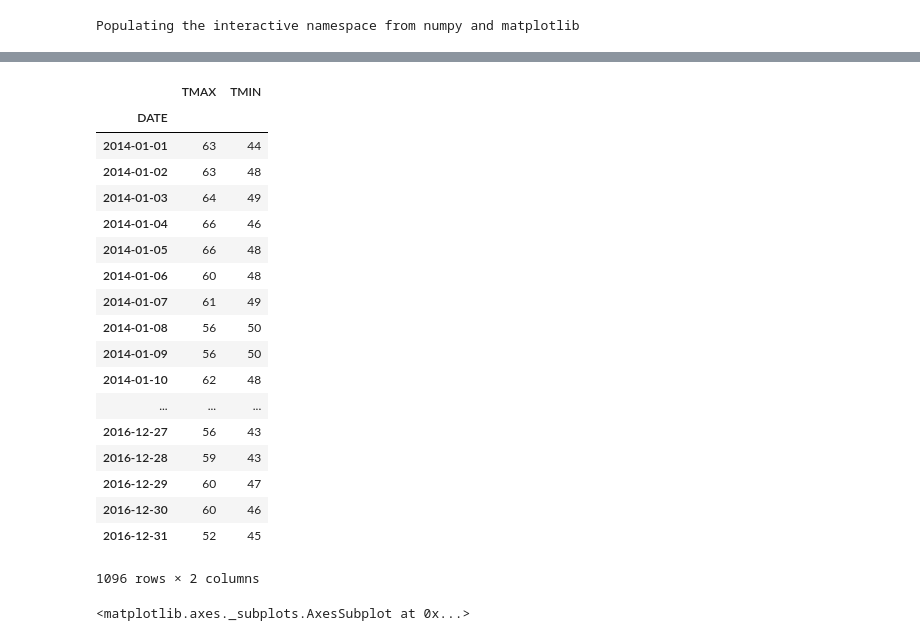
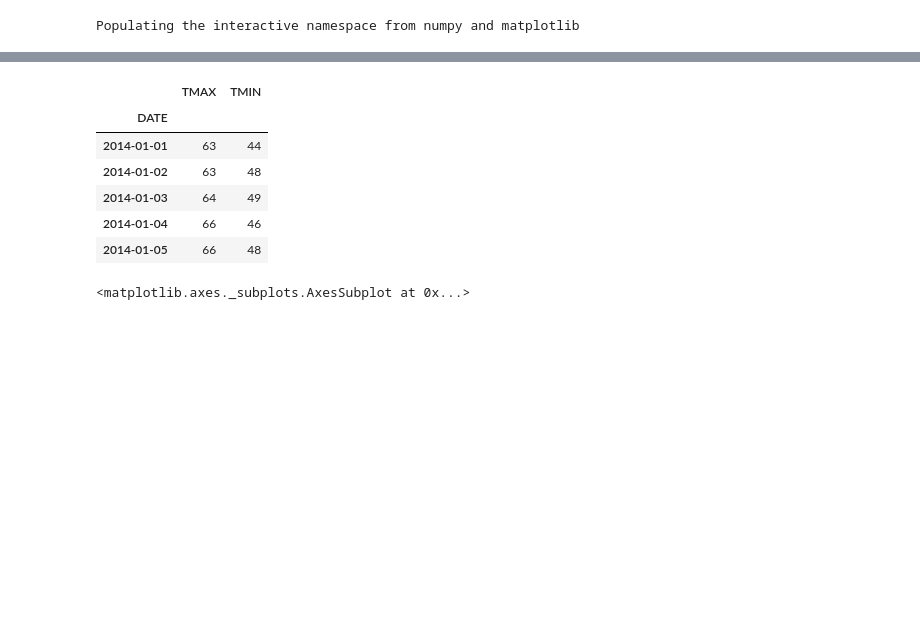
Before and after one commit to gioper86/offlineplotly, a Jupyter notebook: notebooks/sanfrancisco_temp.ipynb, the cells around one changed output, grey strips where cells are left out. Cells and saved outputs as stored; diff of their text form; code cells hidden in the pictures; blank space fills up the shorter version.

```diff
--- a/notebooks/sanfrancisco_temp.ipynb
+++ b/notebooks/sanfrancisco_temp.ipynb
@@ -2,46 +2,34 @@
 import quandl
 import plotly.graph_objs as go
 import plotly.offline as offline
 import pandas as pd
 
 offline.init_notebook_mode()
 
 %matplotlib inline
 %pylab inline
 pylab.rcParams['figure.figsize'] = (12, 6)
 
 offline.init_notebook_mode()
 df = pd.read_csv('../static/san_francisco.csv')
 df = df[['TMAX','TMIN','DATE']]
 df['DATE'] = pd.to_datetime(df['DATE'], format="%Y%m%d")
 df = df.set_index('DATE')
 df = df.sort_index()
 df = df['20140101':'20161231']
 
-df
+df.head()
 # %% [output]
 [interactive output not drawn]
 Populating the interactive namespace from numpy and matplotlib
 [interactive output not drawn]
 |  | TMAX | TMIN |
 | DATE |  |  |
 | 2014-01-01 | 63 | 44 |
 | 2014-01-02 | 63 | 48 |
 | 2014-01-03 | 64 | 49 |
 | 2014-01-04 | 66 | 46 |
 | 2014-01-05 | 66 | 48 |
-| 2014-01-06 | 60 | 48 |
-| 2014-01-07 | 61 | 49 |
-| 2014-01-08 | 56 | 50 |
-| 2014-01-09 | 56 | 50 |
-| 2014-01-10 | 62 | 48 |
-| ... | ... | ... |
-| 2016-12-27 | 56 | 43 |
-| 2016-12-28 | 59 | 43 |
-| 2016-12-29 | 60 | 47 |
-| 2016-12-30 | 60 | 46 |
-| 2016-12-31 | 52 | 45 |
-1096 rows × 2 columns
 # %%
 df.plot()
 # %% [output]
```
